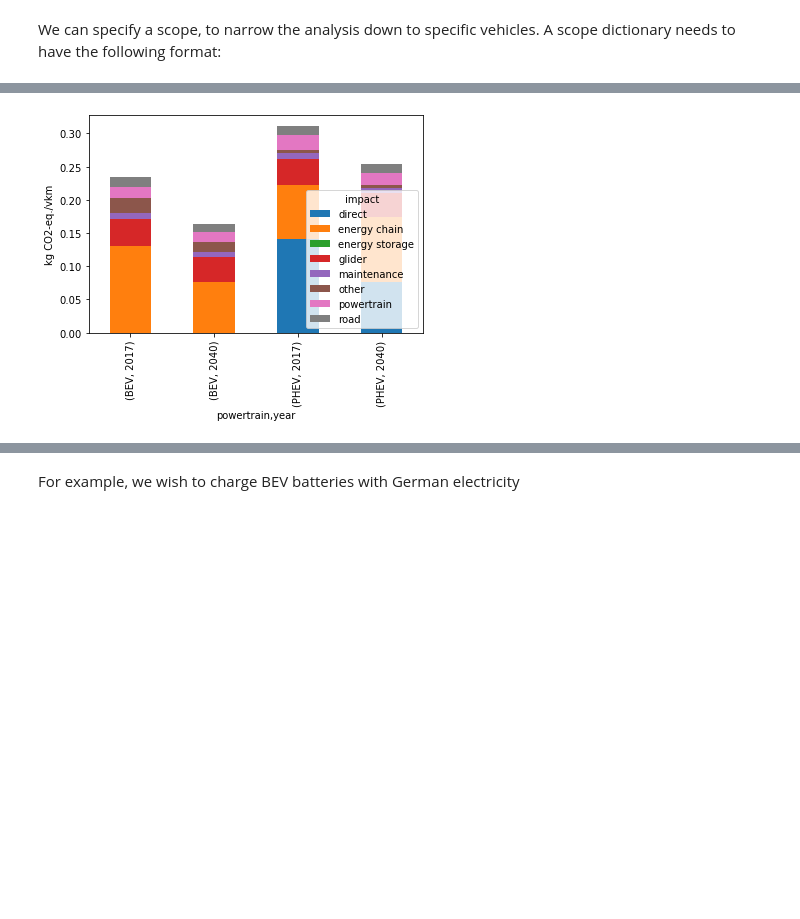
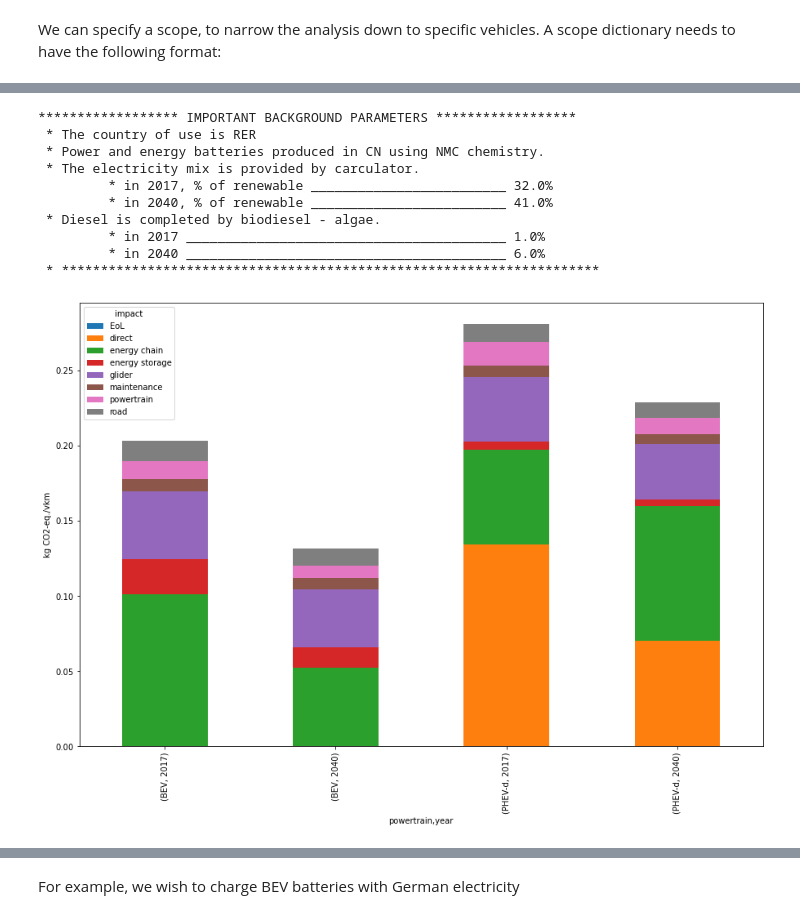
Before and after one commit to romainsacchi/carculator, a Jupyter notebook: examples/Examples.ipynb, the cells around one changed output, grey strips where cells are left out. Drawn from its saved outputs; the diff is of its cells as text; code cells hidden in the pictures; blank space fills up the shorter version.

```diff
--- a/examples/Examples.ipynb
+++ b/examples/Examples.ipynb
@@ -383,12 +477,26 @@ Not all the key:values need to be included. If a key is missing, not filter will
 # %%
 scope = {
-    'powertrain':['BEV', 'PHEV'],
+    'powertrain':['BEV', 'PHEV-d'],
 }
 ic = InventoryCalculation(cm.array, scope=scope)
 results = ic.calculate_impacts()
-results.sel(impact_category='climate change', size='Large', value=0).to_dataframe('impact').unstack(level=2)['impact'].plot(kind='bar',
-                stacked=True)
+results.sel(impact_category='climate change', size='Large', value=0)\
+    .to_dataframe('impact')\
+    .unstack(level=2)['impact']\
+    .plot(kind='bar',
+                stacked=True,
+         figsize=(15,10))
 plt.ylabel('kg CO2-eq./vkm')
 plt.show()
 # %% [output]
+****************** IMPORTANT BACKGROUND PARAMETERS ******************
+ * The country of use is RER
+ * Power and energy batteries produced in CN using NMC chemistry.
+ * The electricity mix is provided by carculator.
+         * in 2017, % of renewable _________________________ 32.0%
+         * in 2040, % of renewable _________________________ 41.0%
+ * Diesel is completed by biodiesel - algae.
+         * in 2017 _________________________________________ 1.0%
+         * in 2040 _________________________________________ 6.0%
+ * *********************************************************************
-[figure, old version]
+[figure, new version]
```
Also changed, not shown: parts of 43 cells of this notebook, 8 other files.
